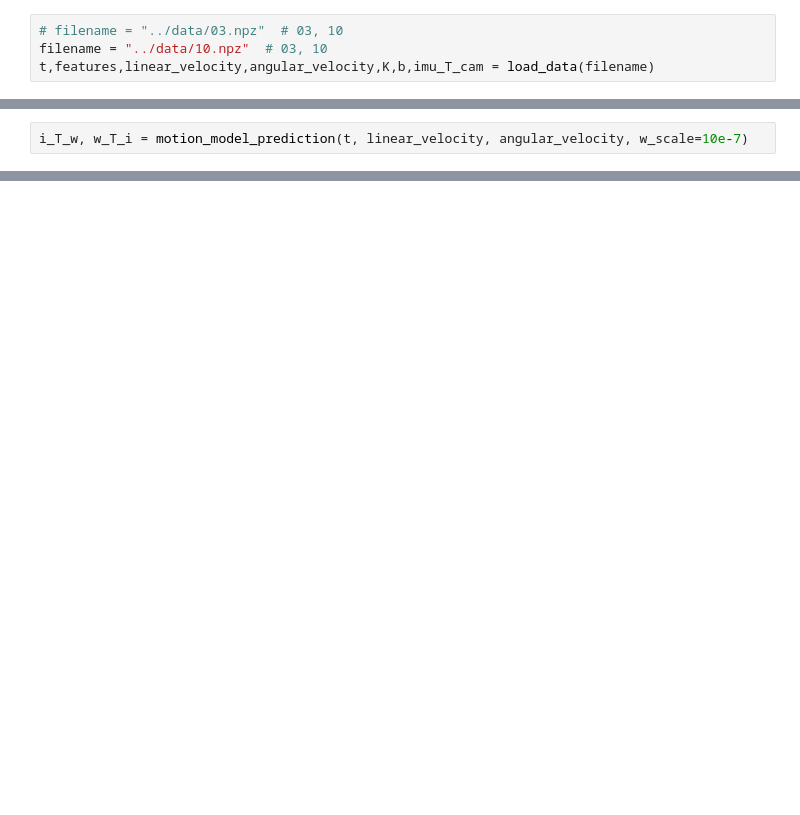
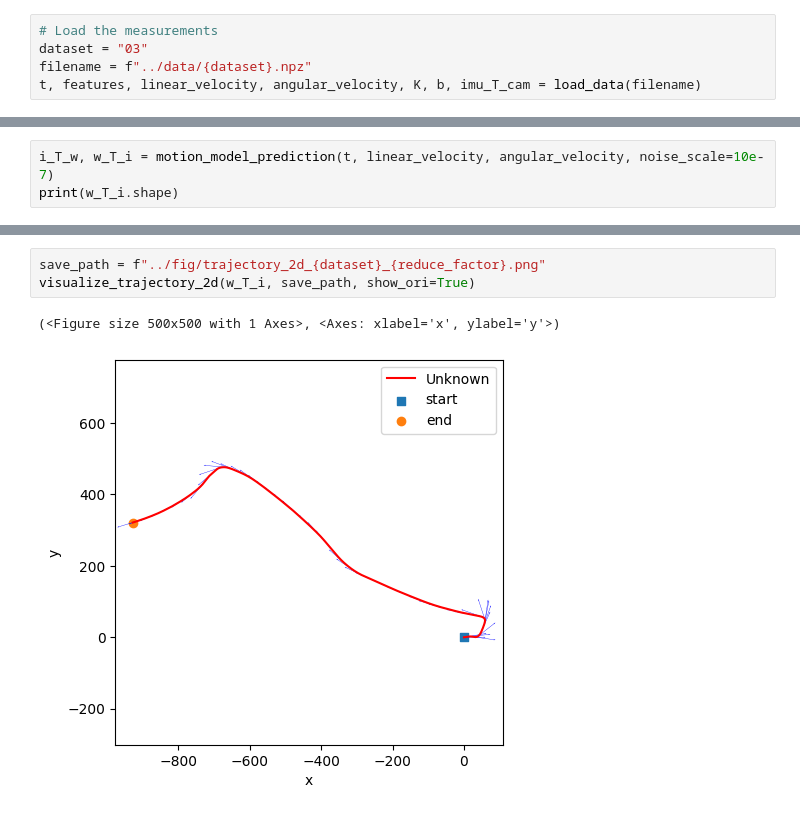
Before and after one commit to lintsao/UCSD-ECE-276A-Project-3-Visual-Inertial-SLAM, a Jupyter notebook: code/slam.ipynb, the cells around one changed output, grey strips where cells are left out. Saved outputs shown, nothing was run; the diff lists cells and outputs as text; blank space fills up the shorter version.

```diff
--- a/code/slam.ipynb
+++ b/code/slam.ipynb
@@ -10,7 +10,8 @@ from tqdm import tqdm
 # %%
-# filename = "../data/03.npz"  # 03, 10
-filename = "../data/10.npz"  # 03, 10
-t,features,linear_velocity,angular_velocity,K,b,imu_T_cam = load_data(filename)
+# Load the measurements
+dataset = "03"
+filename = f"../data/{dataset}.npz"
+t, features, linear_velocity, angular_velocity, K, b, imu_T_cam = load_data(filename)
 # %%
 print(t.shape)
 print(features.shape)
@@ -206,2 +34,3 @@ def motion_model_prediction(t, v, w, w_scale):
 # %%
-i_T_w, w_T_i = motion_model_prediction(t, linear_velocity, angular_velocity, w_scale=10e-7)
+i_T_w, w_T_i = motion_model_prediction(t, linear_velocity, angular_velocity, noise_scale=10e-7)
+print(w_T_i.shape)
@@ -683,0 +39,6 @@ compare_result(w_T_i, slam_wTi, landmarks, slam_landmarks, path_name = pathName)
+# %%
+save_path = f"../fig/trajectory_2d_{dataset}_{reduce_factor}.png"
+visualize_trajectory_2d(w_T_i, save_path, show_ori=True)
+# %% [output]
+(<Figure size 500x500 with 1 Axes>, <Axes: xlabel='x', ylabel='y'>)
+[figure, added]
```
Also changed, not shown: parts of 26 cells of this notebook, 27 other files.
